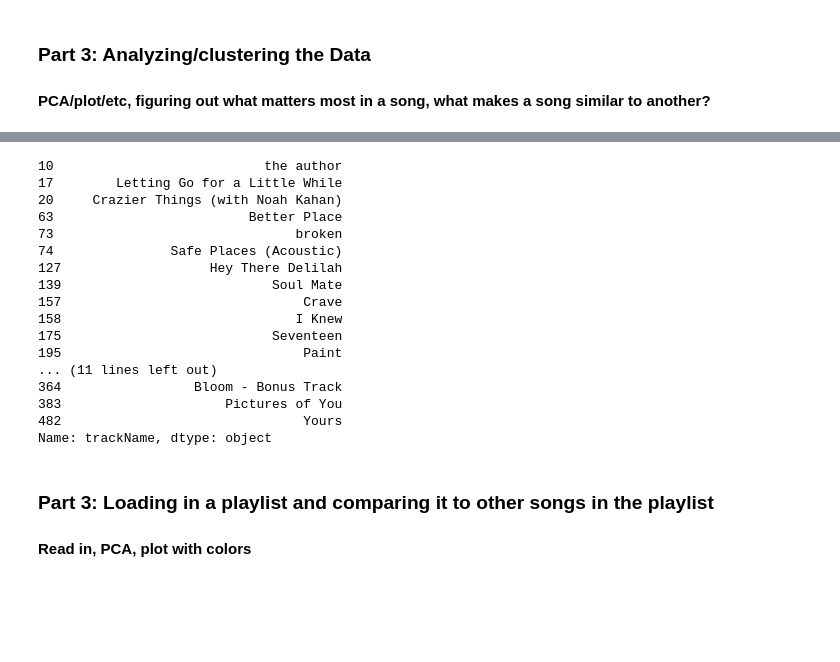
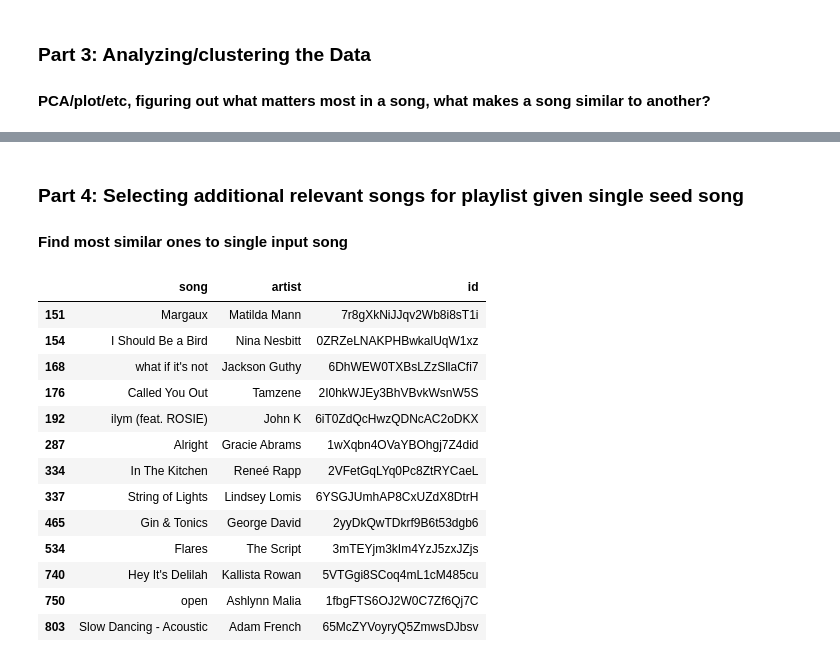
Before and after one commit to JessicaGolden/music_108, a Jupyter notebook: music_108_v01.ipynb, the cells around one changed output, grey strips where cells are left out. Cells and saved outputs as stored; diff of their text form; code cells hidden in the pictures; blank space fills up the shorter version.

Commit message:
updated get_playlist function to be smarter and give out df

```diff
--- a/music_108_v01.ipynb
+++ b/music_108_v01.ipynb
@@ -292,5 +266,10 @@ Returning the number of logical cores instead. You can silence this warning by s
+# %%
+pc_cluster = KMeans(n_clusters=songs_with_pcs.shape[0] // 10, n_init='auto').fit_predict(songs_with_pcs[['pc1', 'pc2', 'pc3']])
+pc_cluster_3 = songs_with_pcs.reset_index()
+pc_cluster_3['color'] = pc_cluster
+px.scatter_3d(pc_cluster_3, x='pc1', y='pc2', z='pc3', hover_data=['song', 'artist'], color='color')
 # %%
-cluster = KMeans(n_clusters=tst.shape[0] // 10, n_init='auto').fit_predict(tst.drop(columns=['trackName']))
-tst_plot = tst.reset_index()
-tst_plot['color'] = cluster
-px.scatter_3d(tst_plot, x='pc1', y='pc2', z='pc3', hover_data='trackName', color='color')
+all_pc_cluster = KMeans(n_clusters=songs_with_pcs.shape[0] // 10, n_init='auto').fit_predict(songs_with_pcs.drop(columns=['song', 'artist', 'id'])) #all_pcs
+pc_cluster = songs_with_pcs
+pc_cluster['color'] = all_pc_cluster
+px.scatter_3d(pc_cluster, x='pc1', y='pc2', z='pc3', hover_data=['song', 'artist'], color='color')
@@ -302,41 +276,34 @@ px.scatter_3d(all_pc_plot, x=0, y=1, z=2, hover_data='trackName', color='color')
-# %%
-def get_playlist(song):
-    label = cluster_w_labels[cluster_w_labels['trackName'] == song].color.iloc[0] #.loc[0, 'color']
-    playlist = cluster_w_labels[cluster_w_labels['color'] == label]
-    return playlist['trackName']
-
-    # # this is using the 3 PCs instead of raw elements, current least favorite bc it's less relevant
-    # label = tst_plot[tst_plot['trackName'] == song].iloc[0, -1]#.loc['color', 0]
-    # playlist = tst_plot[tst_plot['color'] == label]
-    # return playlist['trackName']
-
-    # this uses all the PCs instead of raw or 3 PCs
-    # label = all_pc_plot[all_pc_plot['trackName'] == song].iloc[0, -1]#.loc['color', 0]
-    # playlist = all_pc_plot[all_pc_plot['color'] == label]
-    # return playlist['trackName']
+# %% [markdown]
+### Part 4: Selecting additional relevant songs for playlist given single seed song
+#### Find most similar ones to single input song
+# %%
+def get_playlist(song, cluster_type='regular'):
+    # regular uses the raw data not decomposed into principal components
+    # 3pc uses the first 3 principal components
+    # pc uses all the principal components
+    df_to_use = {'regular': cluster_w_labels, '3pc': pc_cluster_3, 'pc': pc_cluster}
+    df = df_to_use[cluster_type]
+
+    label = df[df['song'] == song].color.iloc[0] #.loc[0, 'color']
+    playlist = df[df['color'] == label]
+    return playlist[['song', 'artist', 'id']]
 # %%
 # get_playlist('By Your Side')
 # get_playlist('I Lived')
-# get_playlist('Hey It\'s Delilah')
-get_playlist('Hey There Delilah')
+get_playlist('Hey It\'s Delilah')
+# get_playlist('Hey There Delilah', '3pc')
 # %% [output]
-10                           the author
-17        Letting Go for a Little While
-20     Crazier Things (with Noah Kahan)
-63                         Better Place
-73                               broken
-74               Safe Places (Acoustic)
-127                   Hey There Delilah
-139                           Soul Mate
-157                               Crave
-158                              I Knew
-175                           Seventeen
-195                               Paint
-... (11 lines left out)
-364                 Bloom - Bonus Track
-383                     Pictures of You
-482                               Yours
-Name: trackName, dtype: object
+|  | song | artist | id |
+| 151 | Margaux | Matilda Mann | 7r8gXkNiJJqv2Wb8i8sT1i |
+| 154 | I Should Be a Bird | Nina Nesbitt | 0ZRZeLNAKPHBwkalUqW1xz |
+| 168 | what if it's not | Jackson Guthy | 6DhWEW0TXBsLZzSllaCfi7 |
+| 176 | Called You Out | Tamzene | 2I0hkWJEy3BhVBvkWsnW5S |
+| 192 | ilym (feat. ROSIE) | John K | 6iT0ZdQcHwzQDNcAC2oDKX |
+| 287 | Alright | Gracie Abrams | 1wXqbn4OVaYBOhgj7Z4did |
+| 334 | In The Kitchen | Reneé Rapp | 2VFetGqLYq0Pc8ZtRYCaeL |
+| 337 | String of Lights | Lindsey Lomis | 6YSGJUmhAP8CxUZdX8DtrH |
+| 465 | Gin & Tonics | George David | 2yyDkQwTDkrf9B6t53dgb6 |
+| 534 | Flares | The Script | 3mTEYjm3kIm4YzJ5zxJZjs |
+| 740 | Hey It's Delilah | Kallista Rowan | 5VTGgi8SCoq4mL1cM485cu |
+| 750 | open | Ashlynn Malia | 1fbgFTS6OJ2W0C7Zf6Qj7C |
+| 803 | Slow Dancing - Acoustic | Adam French | 65McZYVoyryQ5ZmwsDJbsv |
-# %% [markdown]
-### Part 3: Loading in a playlist and comparing it to other songs in the playlist
-#### Read in, PCA, plot with colors
```
Also changed, not shown: parts of 7 cells of this notebook.
